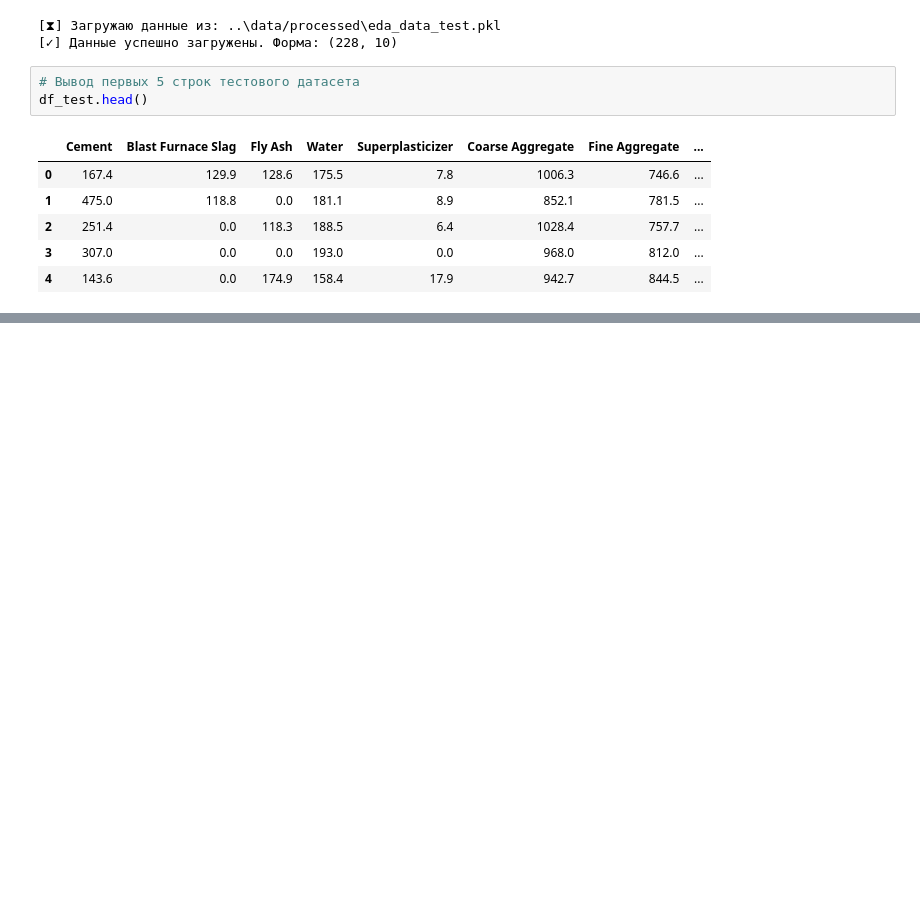
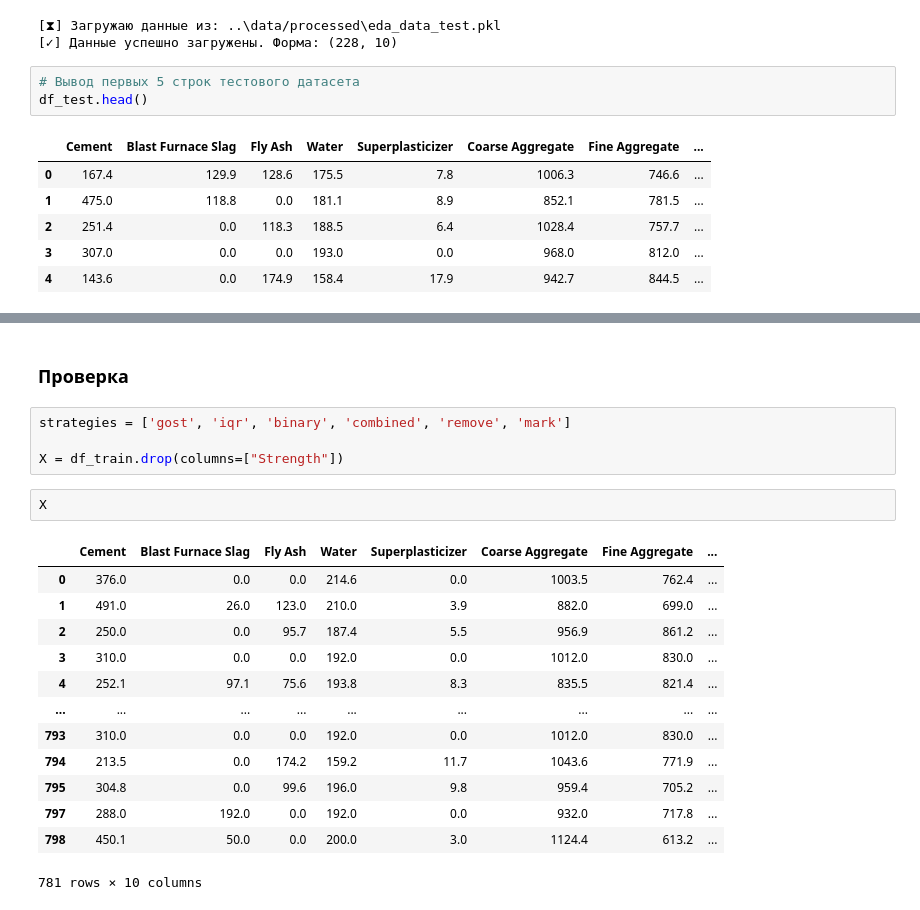
Before and after one commit to ProninPV/ml-regression_concrete-strength, a Jupyter notebook: notebooks/04_feature_engineering_and_pipeline.ipynb, the cells around one changed output, grey strips where cells are left out. Drawn from its saved outputs; the diff is of its cells as text; blank space fills up the shorter version.

```diff
--- a/notebooks/04_feature_engineering_and_pipeline.ipynb
+++ b/notebooks/04_feature_engineering_and_pipeline.ipynb
@@ -131,0 +238,22 @@ df_test.head()
+# %% [markdown]
+### Проверка
+# %%
+strategies = ['gost', 'iqr', 'binary', 'combined', 'remove', 'mark']
+
+X = df_train.drop(columns=["Strength"])
+# %%
+X
+# %% [output]
+|  | Cement | Blast Furnace Slag | Fly Ash | Water | Superplasticizer | Coarse Aggregate | Fine Aggregate | ... |
+| 0 | 376.0 | 0.0 | 0.0 | 214.6 | 0.0 | 1003.5 | 762.4 | ... |
+| 1 | 491.0 | 26.0 | 123.0 | 210.0 | 3.9 | 882.0 | 699.0 | ... |
+| 2 | 250.0 | 0.0 | 95.7 | 187.4 | 5.5 | 956.9 | 861.2 | ... |
+| 3 | 310.0 | 0.0 | 0.0 | 192.0 | 0.0 | 1012.0 | 830.0 | ... |
+| 4 | 252.1 | 97.1 | 75.6 | 193.8 | 8.3 | 835.5 | 821.4 | ... |
+| ... | ... | ... | ... | ... | ... | ... | ... | ... |
+| 793 | 310.0 | 0.0 | 0.0 | 192.0 | 0.0 | 1012.0 | 830.0 | ... |
+| 794 | 213.5 | 0.0 | 174.2 | 159.2 | 11.7 | 1043.6 | 771.9 | ... |
+| 795 | 304.8 | 0.0 | 99.6 | 196.0 | 9.8 | 959.4 | 705.2 | ... |
+| 797 | 288.0 | 192.0 | 0.0 | 192.0 | 0.0 | 932.0 | 717.8 | ... |
+| 798 | 450.1 | 50.0 | 0.0 | 200.0 | 3.0 | 1124.4 | 613.2 | ... |
+781 rows × 10 columns
```
Also changed, not shown: parts of 8 cells of this notebook, 1 other file.
